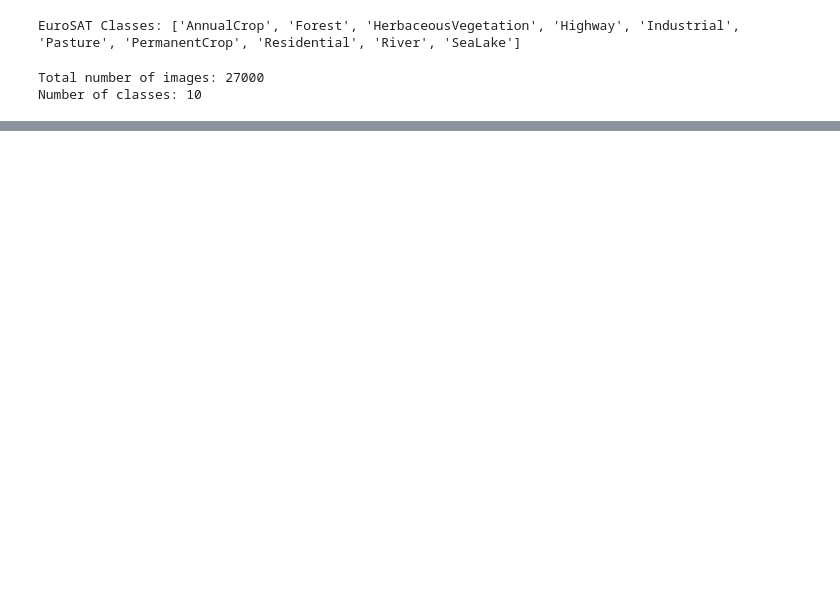
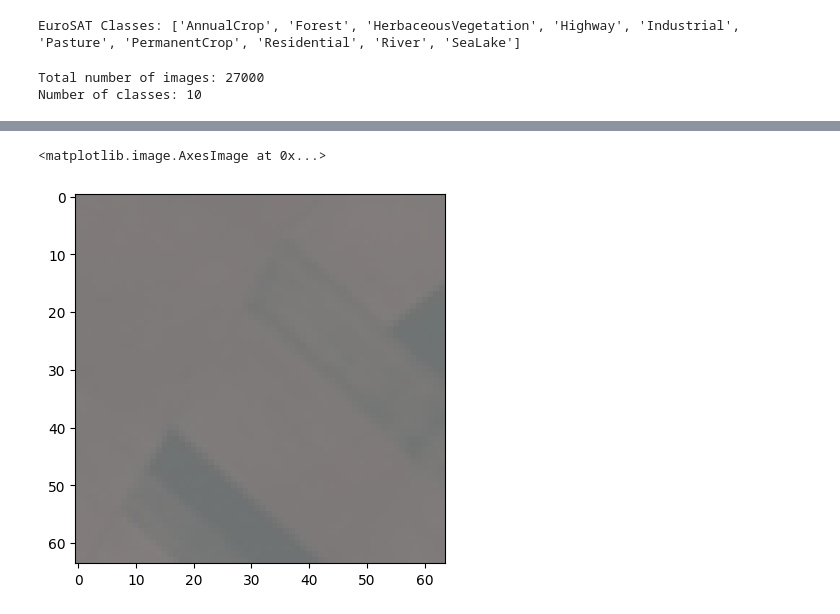
Before and after one commit to putawararevalda/bnnexperimentation, a Jupyter notebook: eurosat_eda.ipynb, the cells around one changed output, grey strips where cells are left out. Cells and saved outputs as stored; diff of their text form; code cells hidden in the pictures; blank space fills up the shorter version.

```diff
--- a/eurosat_eda.ipynb
+++ b/eurosat_eda.ipynb
@@ -88,0 +340,11 @@ Min/Max pixel value: 0.32, 0.80
+# %%
+# make the plot as one, but show both bcnn and cnn predictions side by side
+image, label = dataset_cnn[0]  # Pick any index
+input_tensor = image.unsqueeze(0)  # Add batch dimension
+
+
+
+plt.imshow(image.permute(1, 2, 0).numpy() * 0.1137 + 0.4082)
+# %% [output]
+<matplotlib.image.AxesImage at 0x...>
+[figure, added]
```
Also changed, not shown: parts of 37 cells of this notebook, 8 other files.
